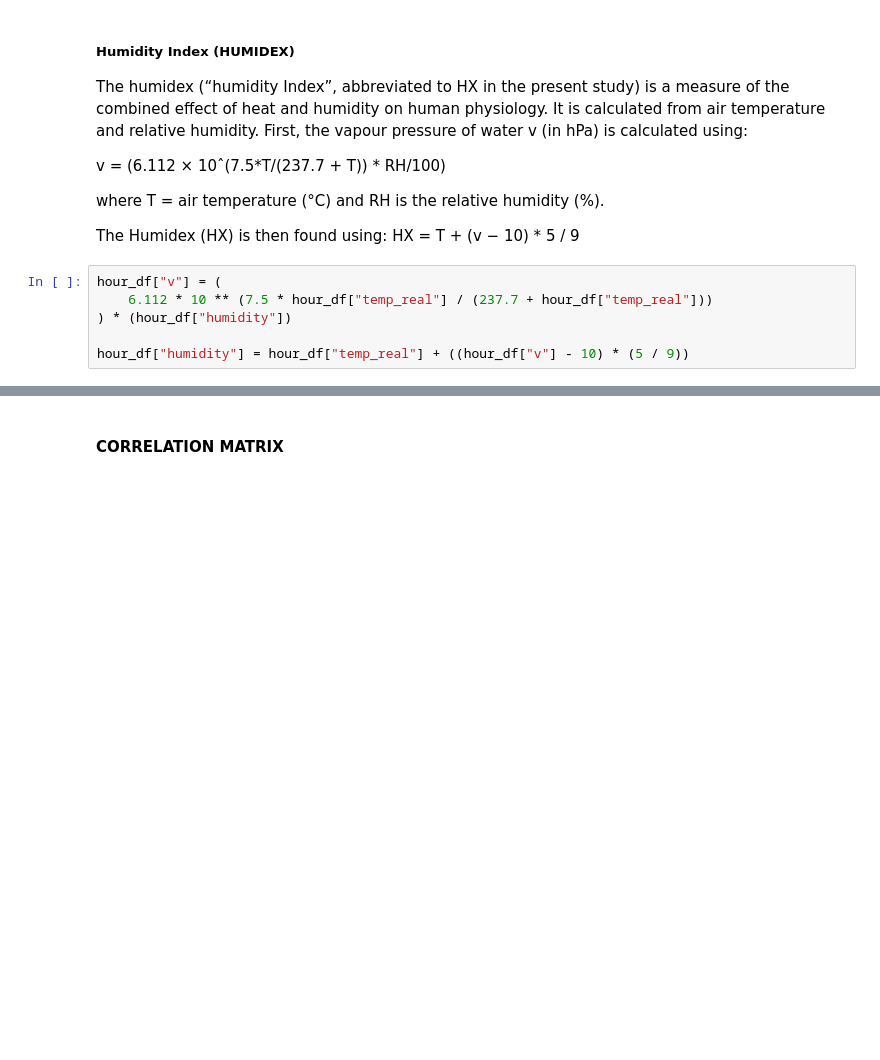
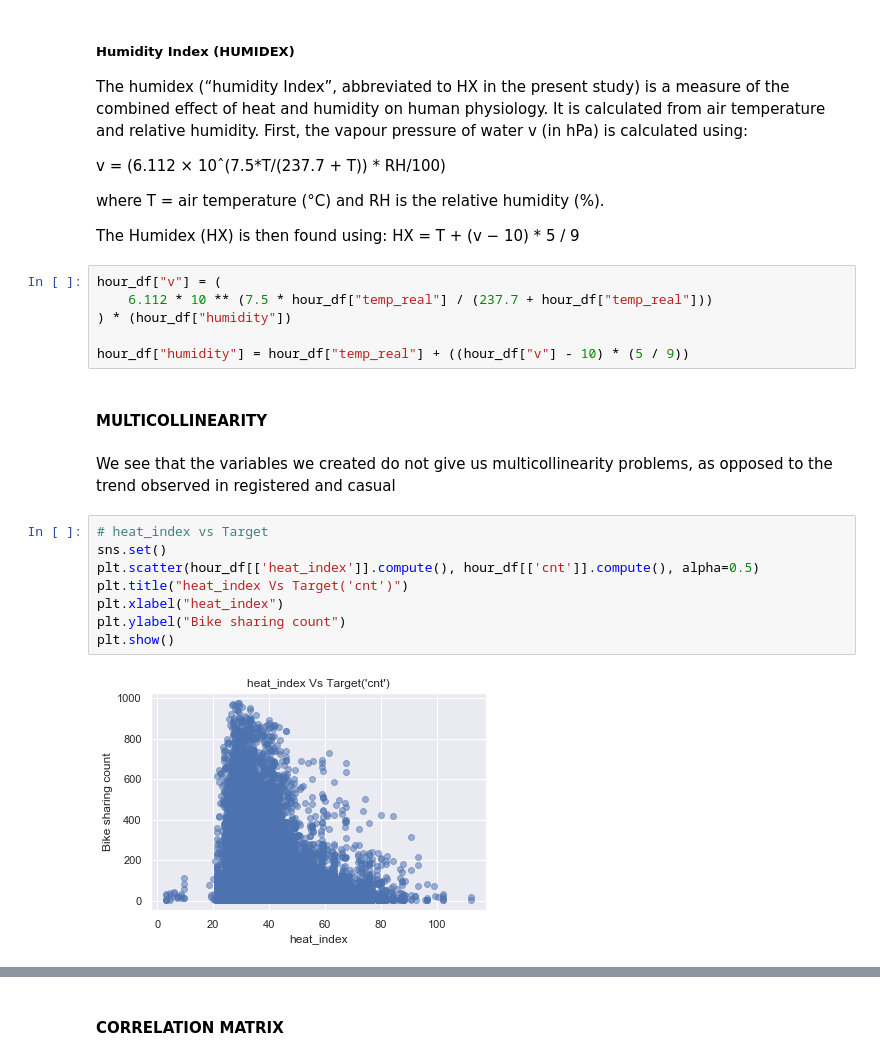
Before and after one commit to cleliacrv/python-dask-assignment, a Jupyter notebook: Python Dask Assignment.ipynb, the cells around one changed output, grey strips where cells are left out. Saved outputs shown, nothing was run; the diff lists cells and outputs as text; blank space fills up the shorter version.

Commit message:
added multicollinearity graphs

```diff
--- a/Python Dask Assignment.ipynb
+++ b/Python Dask Assignment.ipynb
@@ -258,3 +258,17 @@ hour_df["v"] = (
 ) * (hour_df["humidity"])
 
 hour_df["humidity"] = hour_df["temp_real"] + ((hour_df["v"] - 10) * (5 / 9))
+# %% [markdown]
+#### MULTICOLLINEARITY
+# %% [markdown]
+We see that the variables we created do not give us multicollinearity problems, as opposed to the trend observed in registered and casual
+# %%
+# heat_index vs Target
+sns.set()
+plt.scatter(hour_df[['heat_index']].compute(), hour_df[['cnt']].compute(), alpha=0.5)
+plt.title("heat_index Vs Target('cnt')")
+plt.xlabel("heat_index")
+plt.ylabel("Bike sharing count")
+plt.show()
+# %% [output]
+[figure, added]
```
Also changed, not shown: parts of 8 cells of this notebook.
